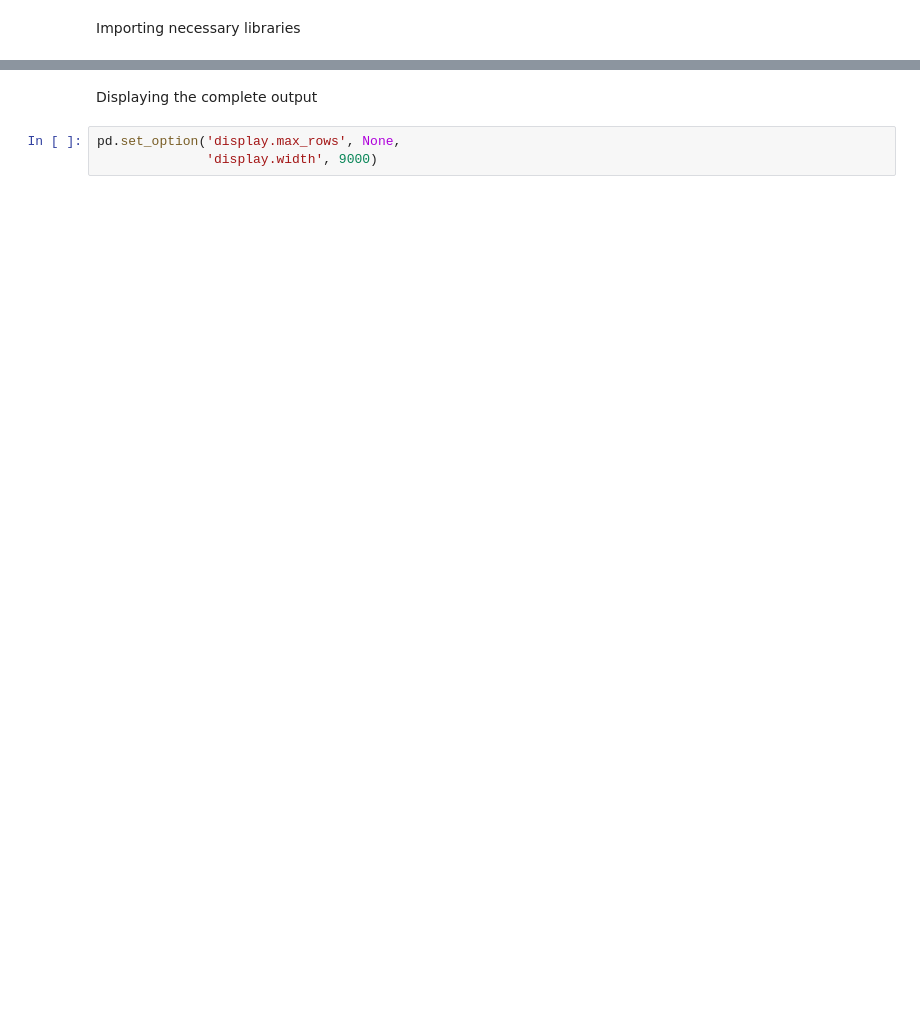
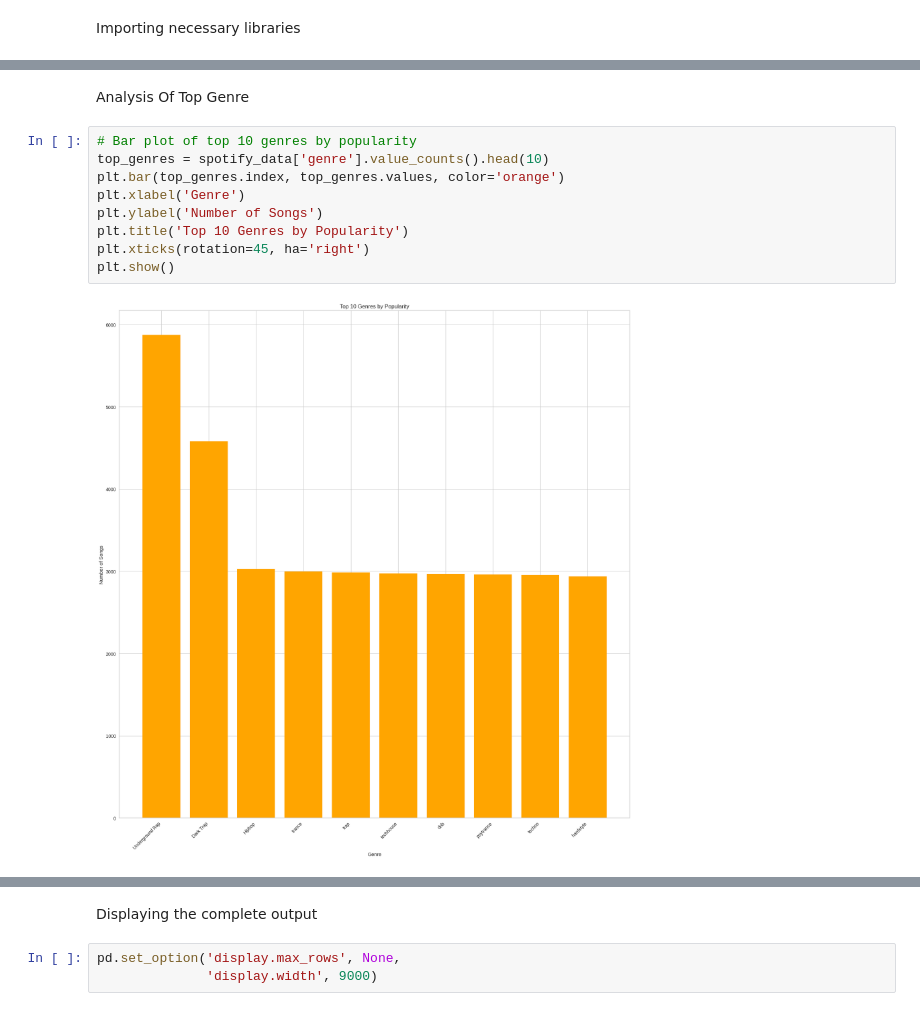
Before and after one commit to Haleeq75/Spotify-Music-Recommendation-System, a Jupyter notebook: Code (1).ipynb, the cells around one changed output, grey strips where cells are left out. Cells and saved outputs as stored; diff of their text form; blank space fills up the shorter version.

```diff
--- a/Code (1).ipynb
+++ b/Code (1).ipynb
@@ -11,0 +112,13 @@ from fuzzywuzzy import process
+# %% [markdown]
+Analysis Of Top Genre
+# %%
+# Bar plot of top 10 genres by popularity
+top_genres = spotify_data['genre'].value_counts().head(10)
+plt.bar(top_genres.index, top_genres.values, color='orange')
+plt.xlabel('Genre')
+plt.ylabel('Number of Songs')
+plt.title('Top 10 Genres by Popularity')
+plt.xticks(rotation=45, ha='right')
+plt.show()
+# %% [output]
+[figure, added]
```
Also changed, not shown: parts of 21 cells of this notebook.
